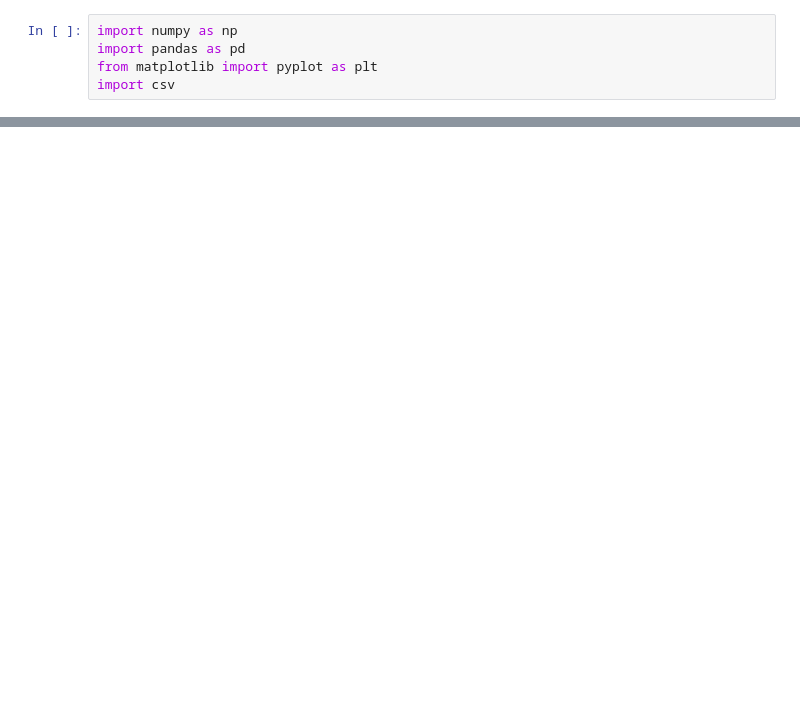
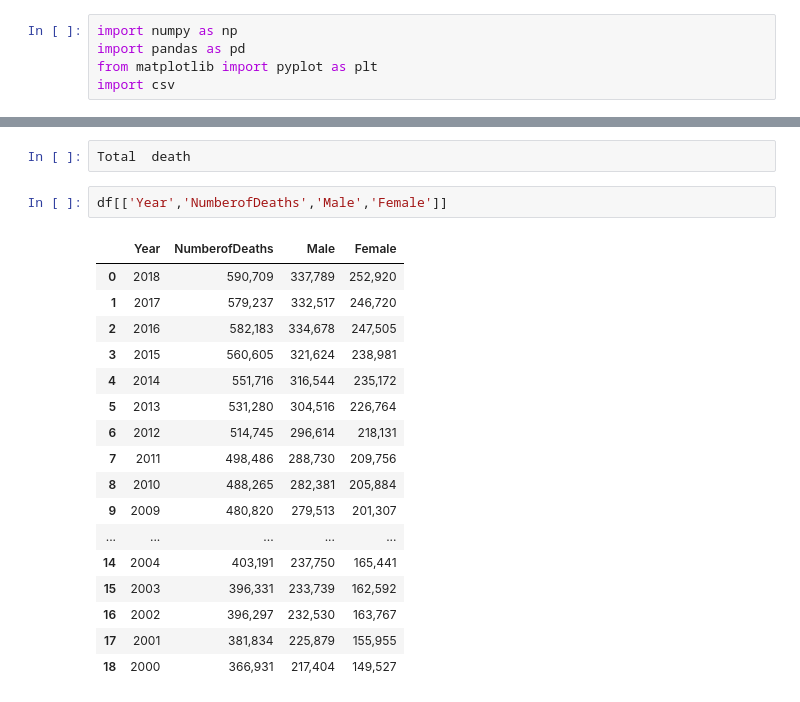
Before and after one commit to Glennarcega/IT-BA-3203-PROJECT, a Jupyter notebook: Social_Factor_of_death.ipynb, the cells around one changed output, grey strips where cells are left out. Drawn from its saved outputs; the diff is of its cells as text; blank space fills up the shorter version.

```diff
--- a/Social_Factor_of_death.ipynb
+++ b/Social_Factor_of_death.ipynb
@@ -20,0 +29,22 @@ df.head()
+# %%
+Total  death
+# %%
+df[['Year','NumberofDeaths','Male','Female']]
+# %% [output]
+|  | Year | NumberofDeaths | Male | Female |
+| 0 | 2018 | 590,709 | 337,789 | 252,920 |
+| 1 | 2017 | 579,237 | 332,517 | 246,720 |
+| 2 | 2016 | 582,183 | 334,678 | 247,505 |
+| 3 | 2015 | 560,605 | 321,624 | 238,981 |
+| 4 | 2014 | 551,716 | 316,544 | 235,172 |
+| 5 | 2013 | 531,280 | 304,516 | 226,764 |
+| 6 | 2012 | 514,745 | 296,614 | 218,131 |
+| 7 | 2011 | 498,486 | 288,730 | 209,756 |
+| 8 | 2010 | 488,265 | 282,381 | 205,884 |
+| 9 | 2009 | 480,820 | 279,513 | 201,307 |
+| ... | ... | ... | ... | ... |
+| 14 | 2004 | 403,191 | 237,750 | 165,441 |
+| 15 | 2003 | 396,331 | 233,739 | 162,592 |
+| 16 | 2002 | 396,297 | 232,530 | 163,767 |
+| 17 | 2001 | 381,834 | 225,879 | 155,955 |
+| 18 | 2000 | 366,931 | 217,404 | 149,527 |
```
Also changed, not shown: parts of 11 cells of this notebook.
